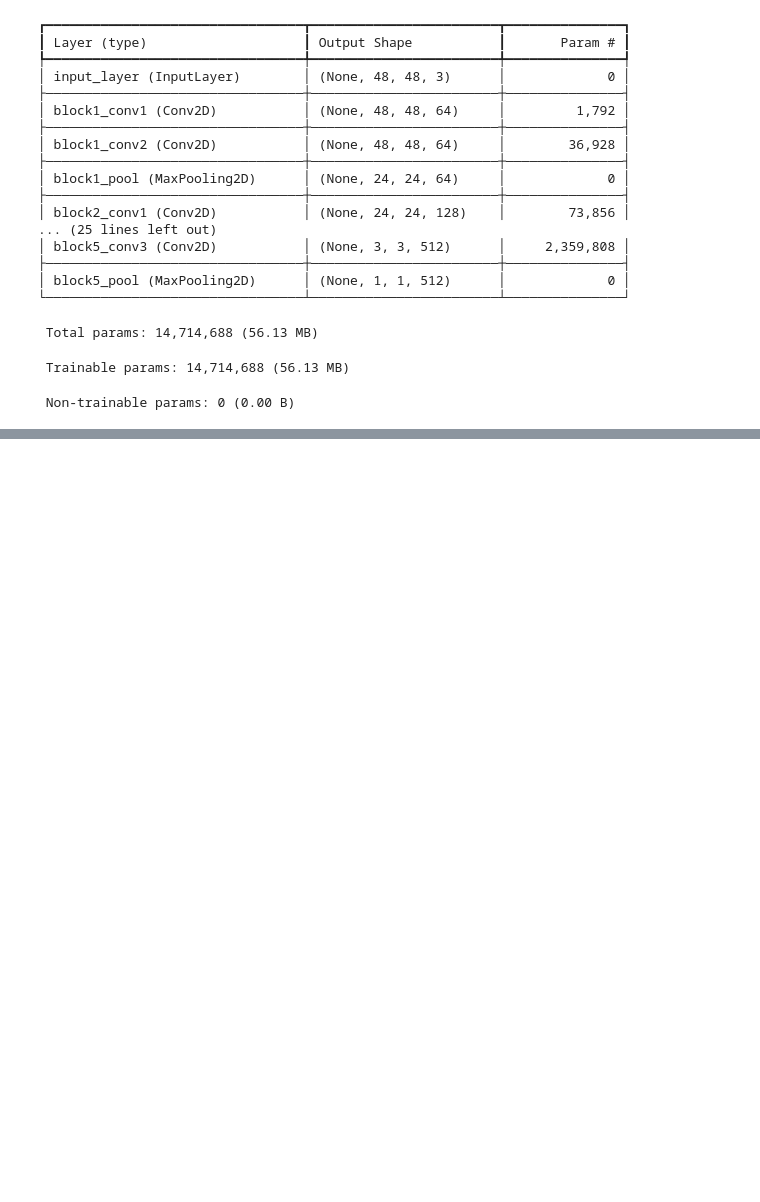
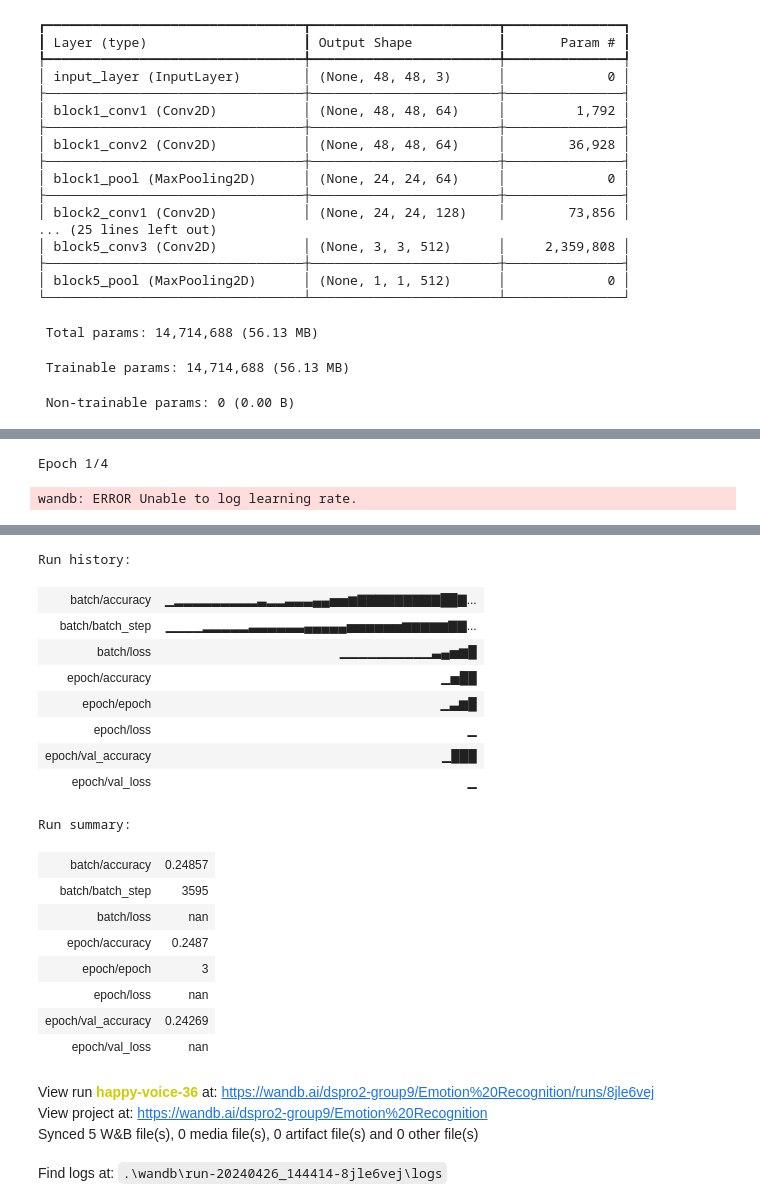
Before and after one commit to DSPRO2-Group-9/emotion_recognition, a Jupyter notebook: notebook/modeling/Experiments/model_unbalanced.ipynb, the cells around one changed output, grey strips where cells are left out. Drawn from its saved outputs; the diff is of its cells as text; code cells hidden in the pictures; blank space fills up the shorter version.

```diff
--- a/notebook/modeling/Experiments/model_unbalanced.ipynb
+++ b/notebook/modeling/Experiments/model_unbalanced.ipynb
@@ -81,0 +115,3 @@ y = y.values
+# %%
+y = dummies.values
+y
@@ -87,6 +131,8 @@ for picture in fer2013_df["pixels"].values:
     image_rgb = np.stack([image_data] * 3, axis=-1)  # Create 3-channel image
     image_rgb_normalized = image_rgb / 255.0  # Normalize pixel values
     X.append(image_rgb_normalized)
+
+X = np.asarray(X)
 # %%
 train_ratio = 0.80
 test_ratio = 0.10
@@ -112,14 +161,7 @@ X_valid = vgg16.preprocess_input(X_valid)
 # %%
-
-
 IMG_SIZE = (48, 48)
 
-
-base_model = VGG16(
-        weights=None,
-        include_top=False,
-        input_shape=IMG_SIZE + (3,)
-    )
+base_model = VGG16(weights=None, include_top=False, input_shape=IMG_SIZE + (3,))
 
 base_model.summary()
 # %% [output]
@@ -156,16 +218,25 @@ model.add(Dense(NUM_CLASSES, activation="softmax"))
 # %%
-def deep_model(model, X_train, Y_train, epochs, batch_size, validation_data):
+config = wandb.config
 
-    model.compile(
-    loss='binary_crossentropy',
-    optimizer=RMSprop(learning_rate=1e-4),
-    metrics=['accuracy'])
 
-    history = model.fit(X_train
-                       , Y_train
-                       , validation_data = validation_data
-                       , epochs=epochs
-                       , batch_size=batch_size
-                       , verbose=1
-                       ,callbacks=[WandbMetricsLogger(log_freq=5)])
-    return history
+model.compile(
+    loss=config["loss"],
+    optimizer=config["optimizer"],
+    metrics=config["metric"],
+)
+
+history = model.fit(
+    X_train,
+    y_train,
+    validation_data=(X_valid, y_valid),
+    epochs=config["epoch"],
+    batch_size=config["batch_size"],
+    callbacks=[WandbMetricsLogger(log_freq=5)],
+)
+
+
+
+wandb.finish()
+# %% [output]
+Epoch 1/4
+wandb: ERROR Unable to log learning rate.
@@ -171,0 +250,22 @@ def deep_model(model, X_train, Y_train, epochs, batch_size, validation_data):
+Run history:
+| batch/accuracy | ▁▂▂▂▂▂▂▂▂▂▃▂▂▃▃▃▄▄▅▅▆▇▇▇▇▇▇▇▇▇██▇... |
+| batch/batch_step | ▁▁▁▁▂▂▂▂▂▃▃▃▃▃▃▄▄▄▄▄▅▅▅▅▅▅▆▆▆▆▆▇▇... |
+| batch/loss | ▁▁▁▁▁▁▁▁▁▁▃▄▅▆█ |
+| epoch/accuracy | ▁▅██ |
+| epoch/epoch | ▁▃▆█ |
+| epoch/loss | ▁ |
+| epoch/val_accuracy | ▁███ |
+| epoch/val_loss | ▁ |
+Run summary:
+| batch/accuracy | 0.24857 |
+| batch/batch_step | 3595 |
+| batch/loss | nan |
+| epoch/accuracy | 0.2487 |
+| epoch/epoch | 3 |
+| epoch/loss | nan |
+| epoch/val_accuracy | 0.24269 |
+| epoch/val_loss | nan |
+View run happy-voice-36 at: https://wandb.ai/dspro2-group9/Emotion%20Recognition/runs/8jle6vej
+View project at: https://wandb.ai/dspro2-group9/Emotion%20Recognition
+Synced 5 W&B file(s), 0 media file(s), 0 artifact file(s) and 0 other file(s)
+Find logs at: .\wandb\run-20240426_144414-8jle6vej\logs
```
Also changed, not shown: parts of 15 cells of this notebook.
